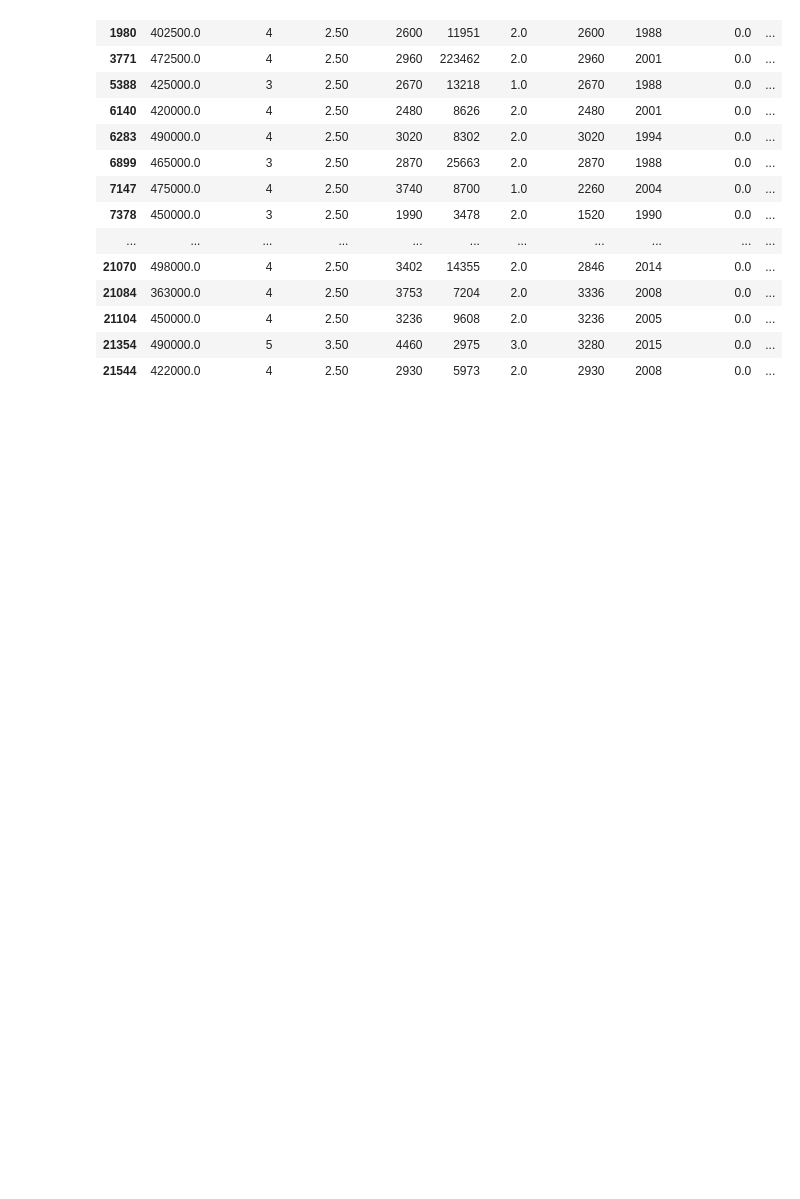
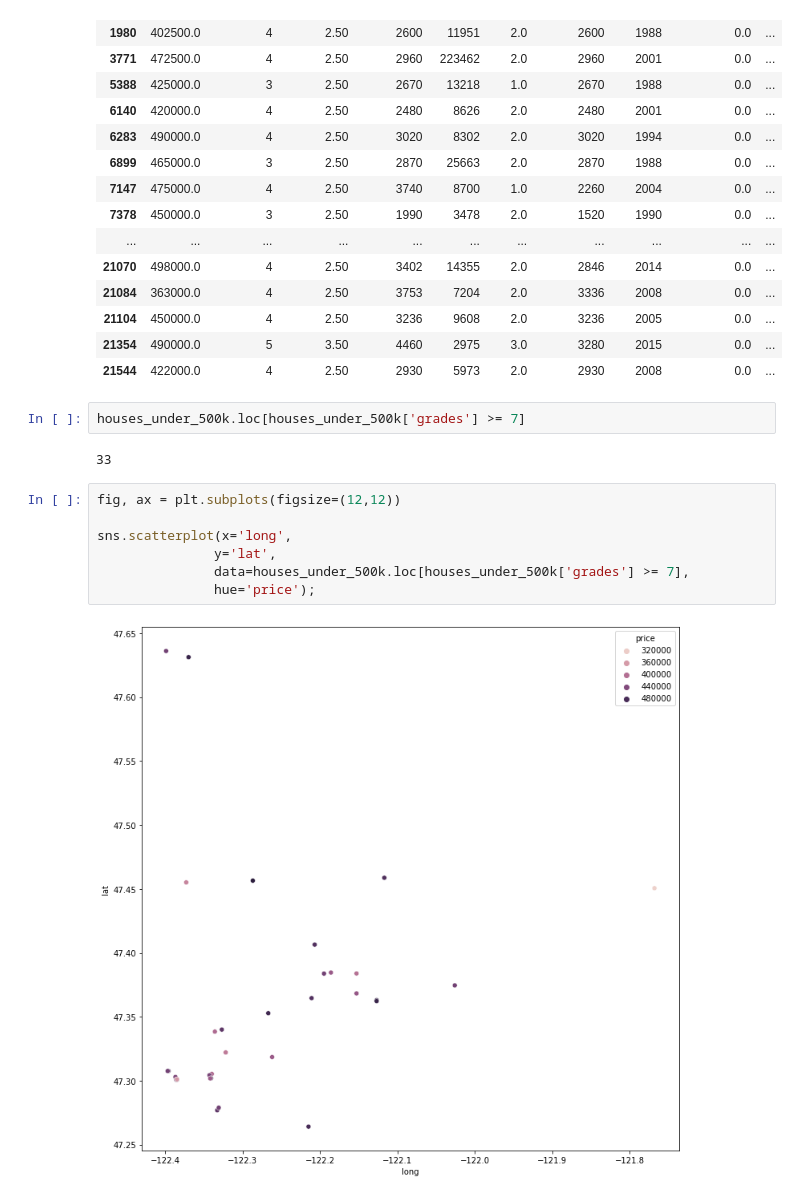
Before and after one commit to mattrubic/dsc-phase-2-project-v2-3, a Jupyter notebook: Test budget ranges.ipynb, the cells around one changed output. Saved outputs shown, nothing was run; the diff lists cells and outputs as text; blank space fills up the shorter version.

```diff
--- a/Test budget ranges.ipynb
+++ b/Test budget ranges.ipynb
@@ -153,3 +160,16 @@ houses_under_500k.loc[houses_under_500k['grades'] >= 7]
 | 21104 | 450000.0 | 4 | 2.50 | 3236 | 9608 | 2.0 | 3236 | 2005 | 0.0 | ... |
 | 21354 | 490000.0 | 5 | 3.50 | 4460 | 2975 | 3.0 | 3280 | 2015 | 0.0 | ... |
 | 21544 | 422000.0 | 4 | 2.50 | 2930 | 5973 | 2.0 | 2930 | 2008 | 0.0 | ... |
+# %%
+houses_under_500k.loc[houses_under_500k['grades'] >= 7]
+# %% [output]
+33
+# %%
+fig, ax = plt.subplots(figsize=(12,12))
+
+sns.scatterplot(x='long',
+               y='lat',
+               data=houses_under_500k.loc[houses_under_500k['grades'] >= 7],
+               hue='price');
+# %% [output]
+[figure, added]
```
Also changed, not shown: parts of 10 cells of this notebook.
